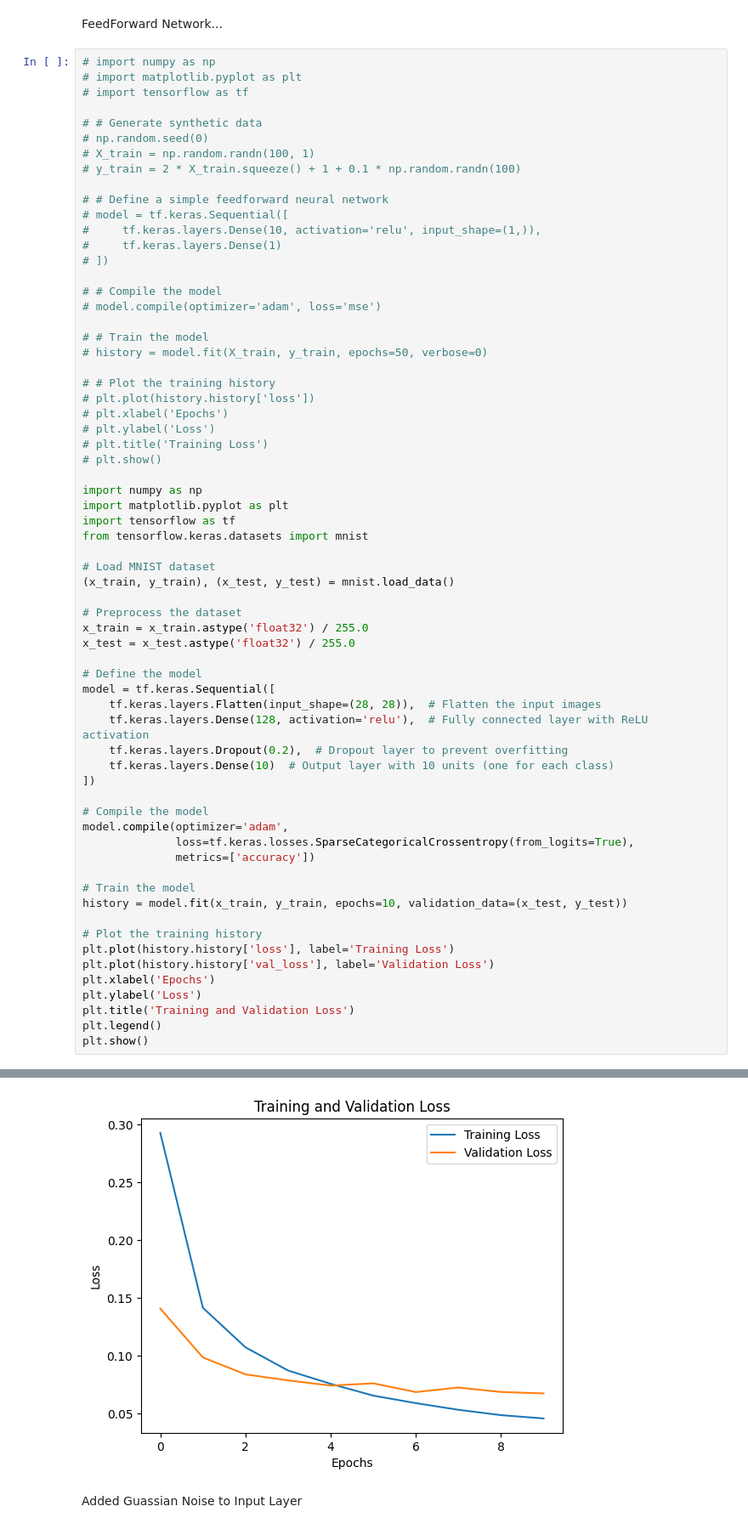
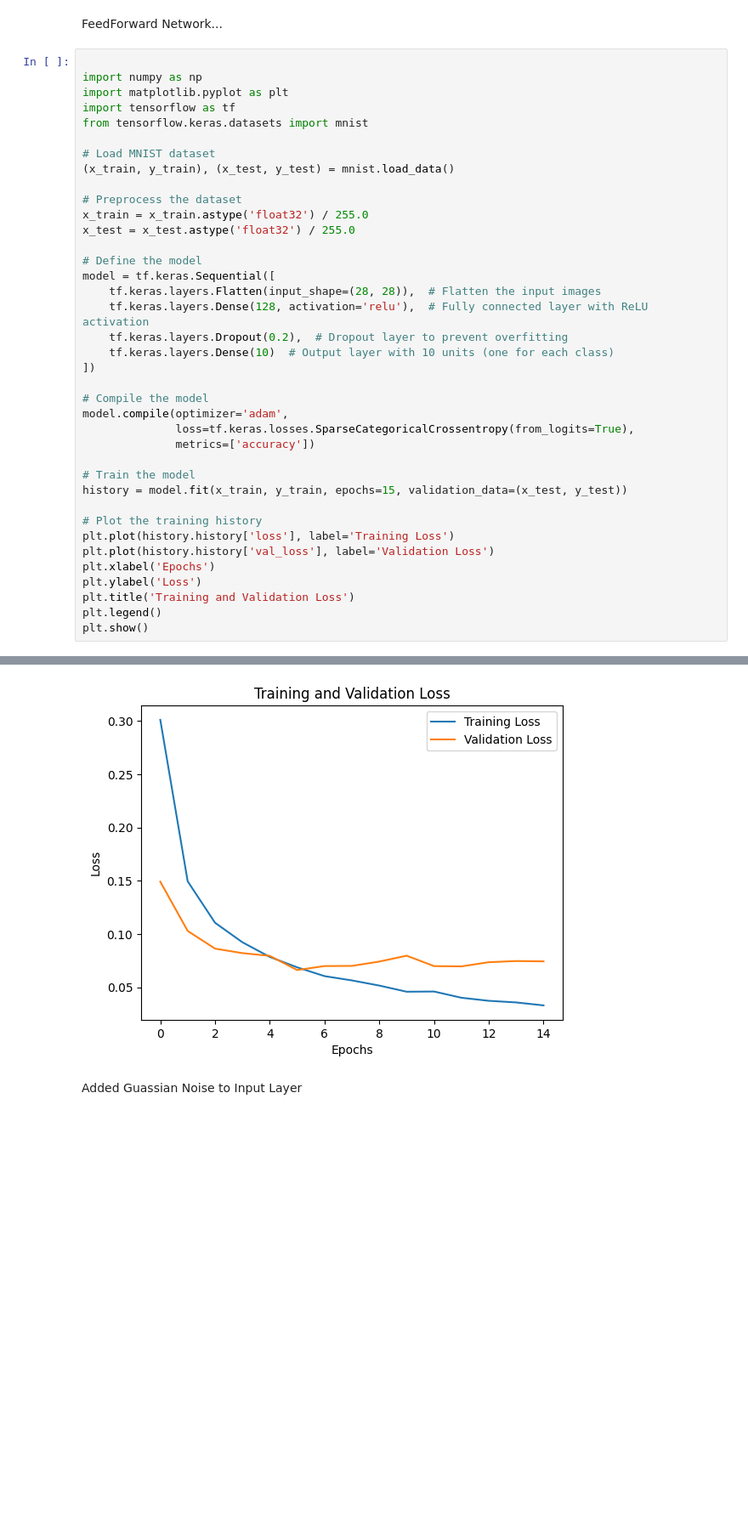
Before and after one commit to mr-nudo/neuronModels1, a Jupyter notebook: feedforward+noise.ipynb, the cells around one changed output, grey strips where cells are left out. Shown at 85% size. Saved outputs shown, nothing was run; the diff lists cells and outputs as text; blank space fills up the shorter version.

```diff
--- a/feedforward+noise.ipynb
+++ b/feedforward+noise.ipynb
@@ -3,33 +3,6 @@
 # %% [markdown]
 FeedForward Network...
 # %%
-# import numpy as np
-# import matplotlib.pyplot as plt
-# import tensorflow as tf
-
-# # Generate synthetic data
-# np.random.seed(0)
-# X_train = np.random.randn(100, 1)
-# y_train = 2 * X_train.squeeze() + 1 + 0.1 * np.random.randn(100)
-
-# # Define a simple feedforward neural network
-# model = tf.keras.Sequential([
-#     tf.keras.layers.Dense(10, activation='relu', input_shape=(1,)),
-#     tf.keras.layers.Dense(1)
-# ])
-
-# # Compile the model
-# model.compile(optimizer='adam', loss='mse')
-
-# # Train the model
-# history = model.fit(X_train, y_train, epochs=50, verbose=0)
-
-# # Plot the training history
-# plt.plot(history.history['loss'])
-# plt.xlabel('Epochs')
-# plt.ylabel('Loss')
-# plt.title('Training Loss')
-# plt.show()
 
 import numpy as np
 import matplotlib.pyplot as plt
@@ -57,7 +30,7 @@ model.compile(optimizer='adam',
               metrics=['accuracy'])
 
 # Train the model
-history = model.fit(x_train, y_train, epochs=10, validation_data=(x_test, y_test))
+history = model.fit(x_train, y_train, epochs=15, validation_data=(x_test, y_test))
 
 # Plot the training history
 plt.plot(history.history['loss'], label='Training Loss')
@@ -88,4 +61,4 @@ Epoch 10/10
-[figure, old version]
+[figure, new version]
 # %% [markdown]
 Added Guassian Noise to Input Layer
 # %%
```
Also changed, not shown: parts of 12 cells of this notebook.
